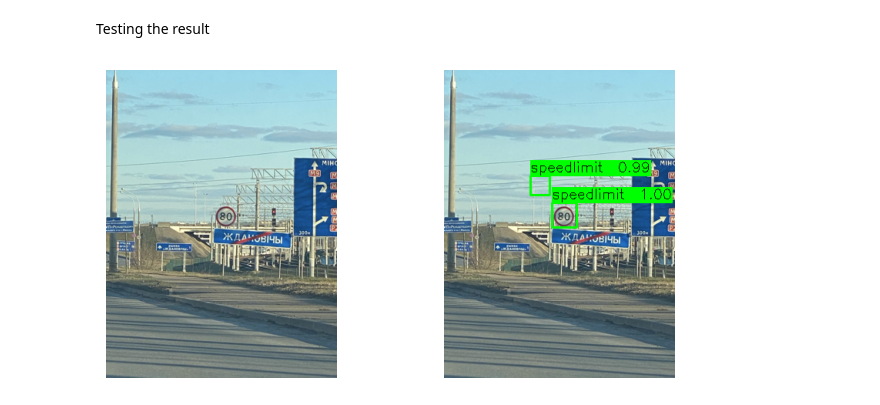
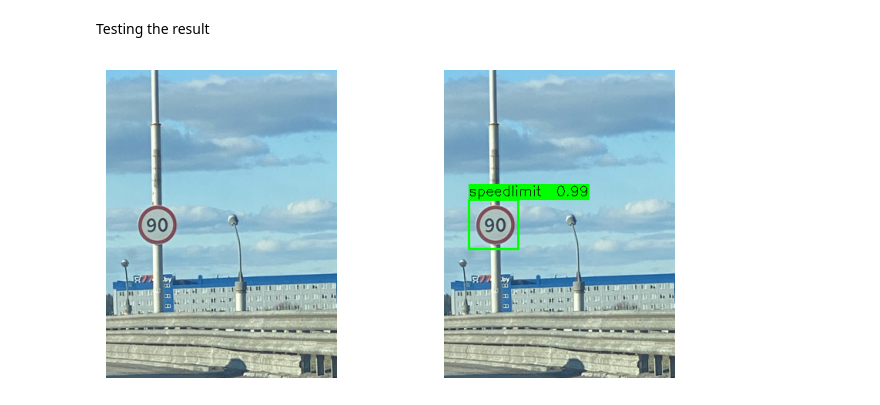
Before and after one commit to TranTungDuong1611/Trafficsign_Detection, a Jupyter notebook: Detection.ipynb, the cells around one changed output. Cells and saved outputs as stored; diff of their text form; code cells hidden in the pictures.

```diff
--- a/Detection.ipynb
+++ b/Detection.ipynb
@@ -251,7 +251,7 @@ def draw_all_bbox(pyramid_imgs):
         window_lst = sliding_window(
             pyramid_img,
             window_sizes=[(16, 16), (32, 32), (64, 64), (128, 128)],
-            stride=4
+            stride=8
         )
         for window in window_lst:
             xmin, ymin, xmax, ymax = window
@@ -354,13 +353,13 @@ def nms(bboxes, iou_threshold):
 # %% [markdown]
 Testing the result
 # %%
-img_view = cv2.imread('images/road769.png')
+img_view = cv2.imread('images/road419.png')
 pyramid_imgs = pyramid(img=img_view, scale=scale, min_size=min_size)
 bboxes = draw_all_bbox(pyramid_imgs=pyramid_imgs)
 bboxes = nms(bboxes=bboxes, iou_threshold=0.05)
 visualize_bbox(img=img_view, bboxes=bboxes, label_encoder=label_encoder)
 # %% [output]
-[figure, old version]
+[figure, new version]
 # %%
 import streamlit as st
 st.title("AI Image Analysis")
```
Also changed, not shown: parts of 3 cells of this notebook.
